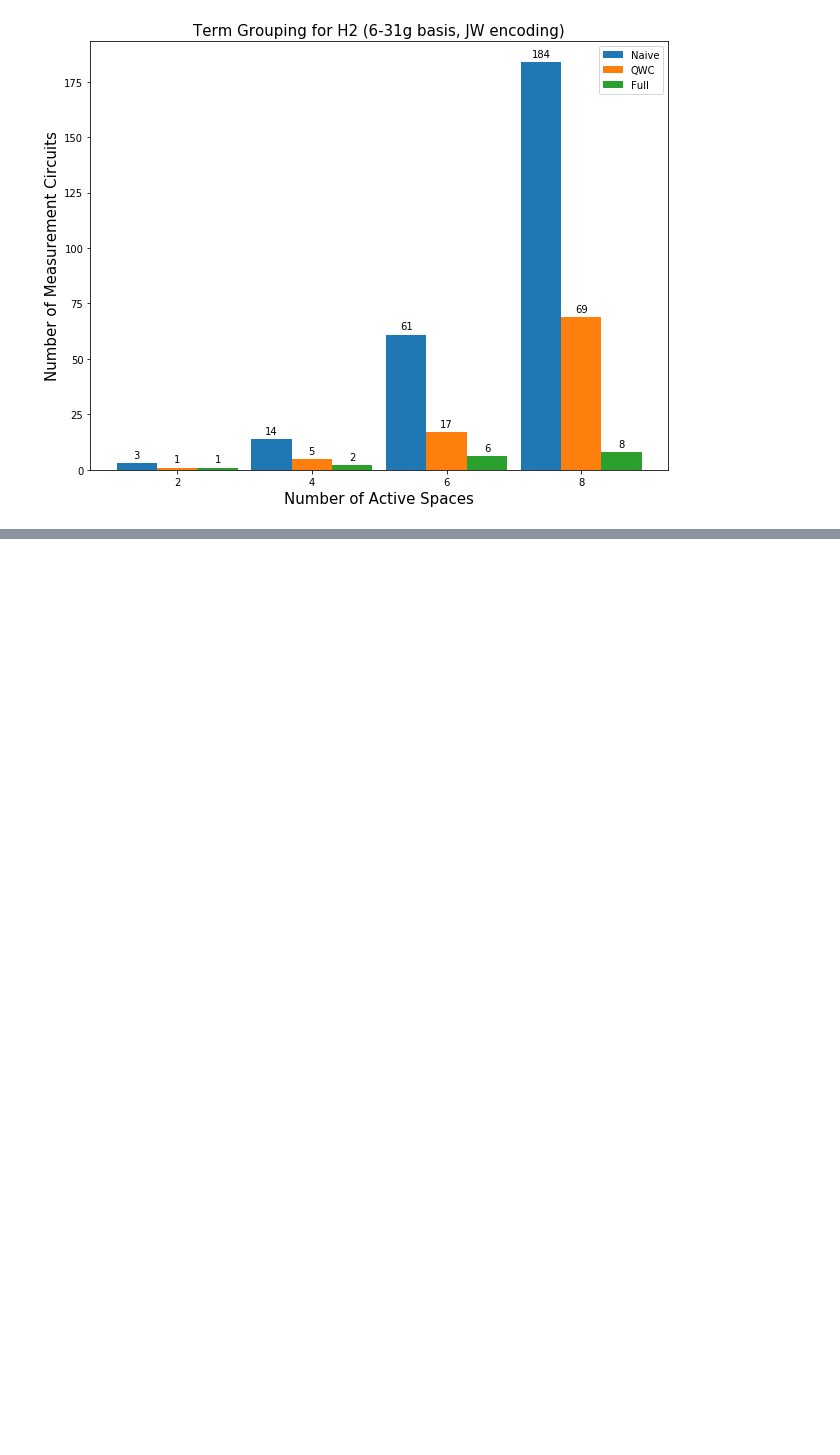
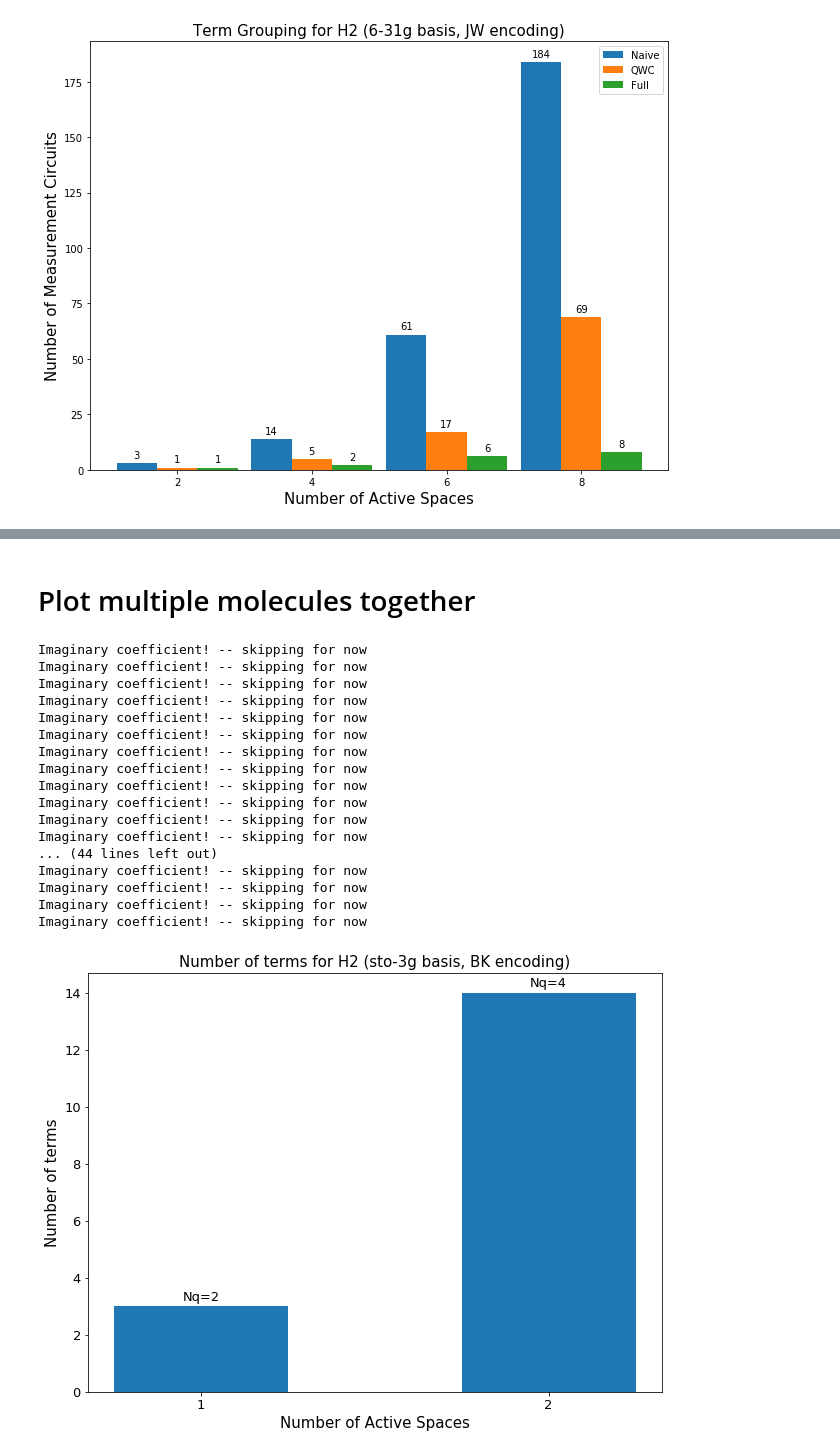
Before and after one commit to teaguetomesh/vqe-term-grouping, a Jupyter notebook: term_grouping_plots.ipynb, the cells around one changed output, grey strips where cells are left out. Saved outputs shown, nothing was run; the diff lists cells and outputs as text; code cells hidden in the pictures; blank space fills up the shorter version.

Commit message:
more molecules

```diff
--- a/term_grouping_plots.ipynb
+++ b/term_grouping_plots.ipynb
@@ -291,0 +362,79 @@ plt.show()
+# %% [markdown]
+# Plot multiple molecules together
+# %%
+# first we need to choose a tractable active space for each molecule
+h2files = ['hamiltonians/H2_sto-3g_BK_0.7_AS{}.txt'.format(a) for a in [1,2]]
+lihfiles = ['hamiltonians/LiH_sto-3g_BK_1.45_AS{}.txt'.format(a) for a in [1,2,3,4,5,6]]
+h2ofiles = ['hamiltonians/H2O_sto-3g_BK_104_AS{}.txt'.format(a) for a in [1,2,3,4,5,6]]
+ch4files = ['hamiltonians/CH4_sto-3g_BK_grnd_AS{}.txt'.format(a) for a in [1,2,3,4,5,6,7,8,9]]
+# %%
+molecule_files = (h2files,lihfiles,h2ofiles,ch4files)
+
+for molecule, mol_name in zip(molecule_files, ['H2','LiH','H2O','CH4']):
+    active_spaces, num_terms, nqubits = [], [], []
+    for ASnum, asfile in enumerate(molecule):
+        ASnum += 1
+        #print(ASnum,asfile)
+
+        H = parseHamiltonian(asfile)
+
+        ops = [term[1] for term in H]
+        Nq = max([len(op) for op in ops])
+
+        nqubits += [Nq]
+        num_terms += [len(H)-1]
+        active_spaces += [ASnum]
+
+
+    width = 0.5
+
+    fig, ax = plt.subplots(figsize=(9,7))
+    rects1 = ax.bar(active_spaces, num_terms, width)
+
+    ax.set_ylabel('Number of terms')
+    ax.set_xlabel('Number of Active Spaces')
+    ax.set_title('Number of terms for {} (sto-3g basis, BK encoding)'.format(mol_name))
+    ax.set_xticks(active_spaces)
+
+    def autolabel(rects, qubits, xpos='center'):
+        """
+        Attach a text label above each bar in *rects*, displaying its height.
+
+        *xpos* indicates which side to place the text w.r.t. the center of
+        the bar. It can be one of the following {'center', 'right', 'left'}.
+        """
+
+        ha = {'center': 'center', 'right': 'left', 'left': 'right'}
+        offset = {'center': 0, 'right': 1, 'left': -1}
+
+        for rect, nq in zip(rects,qubits):
+            height = rect.get_height()
+            ax.annotate('Nq={}'.format(nq),
+                        xy=(rect.get_x() + rect.get_width() / 2, height),
+                        xytext=(offset[xpos]*3, 3),  # use 3 points offset
+                        textcoords="offset points",  # in both directions
+                        ha=ha[xpos], va='bottom')
+
+
+    autolabel(rects1, nqubits)
+
+    fig.tight_layout()
+# %% [output]
+Imaginary coefficient! -- skipping for now
+Imaginary coefficient! -- skipping for now
+Imaginary coefficient! -- skipping for now
+Imaginary coefficient! -- skipping for now
+Imaginary coefficient! -- skipping for now
+Imaginary coefficient! -- skipping for now
+Imaginary coefficient! -- skipping for now
+Imaginary coefficient! -- skipping for now
+Imaginary coefficient! -- skipping for now
+Imaginary coefficient! -- skipping for now
+Imaginary coefficient! -- skipping for now
+Imaginary coefficient! -- skipping for now
+... (44 lines left out)
+Imaginary coefficient! -- skipping for now
+Imaginary coefficient! -- skipping for now
+Imaginary coefficient! -- skipping for now
+Imaginary coefficient! -- skipping for now
+[figure, added]
```
Also changed, not shown: parts of 19 cells of this notebook, 34 other files.
